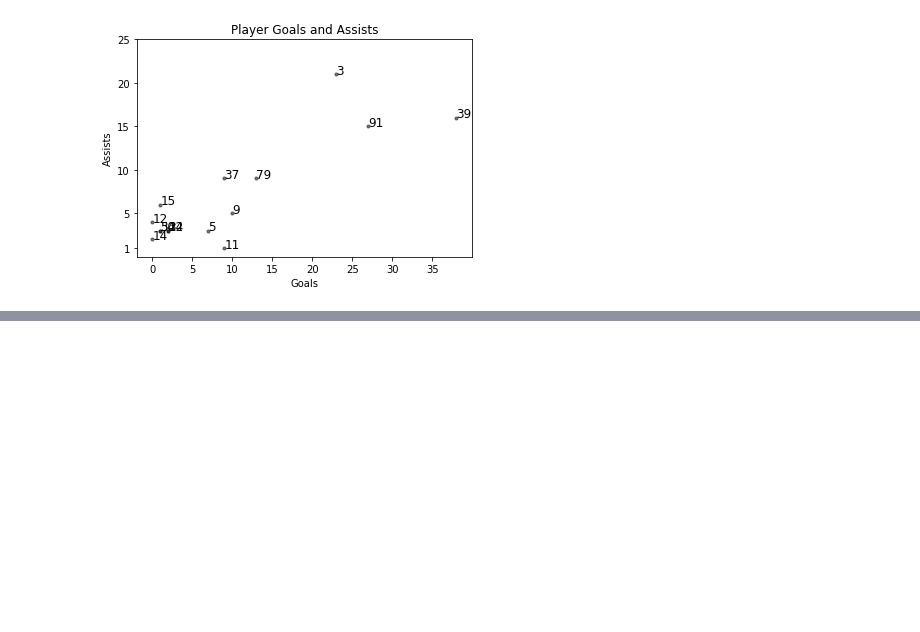
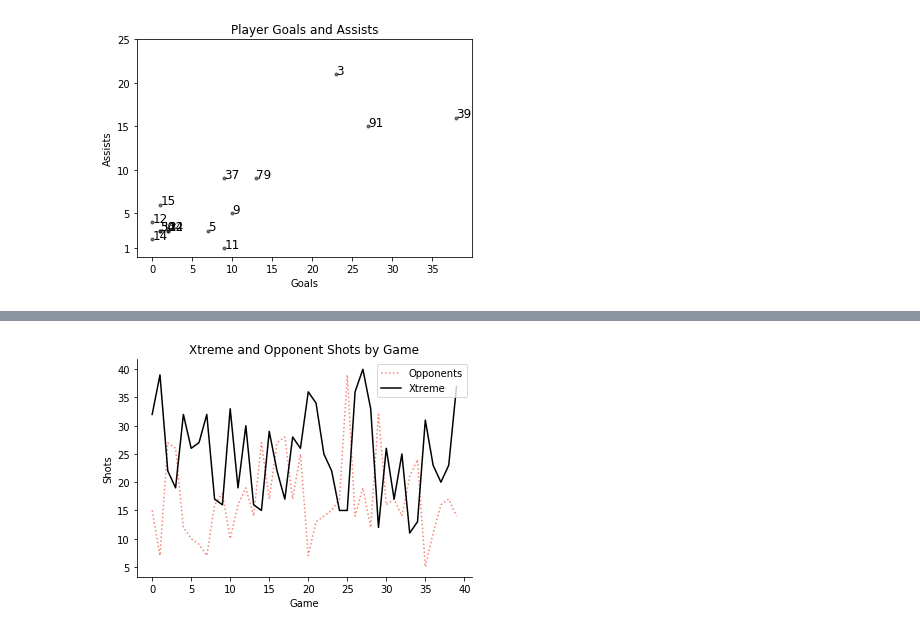
Before and after one commit to werntzp/hockey-stats, a Jupyter notebook: stats_charts.ipynb, the cells around one changed output, grey strips where cells are left out. Cells and saved outputs as stored; diff of their text form; code cells hidden in the pictures; blank space fills up the shorter version.

```diff
--- a/stats_charts.ipynb
+++ b/stats_charts.ipynb
@@ -937,0 +875,33 @@ px.scatter(dfx, x="goals", y="assists", animation_frame="week", animation_group=
+# %%
+# assists per game
+# goals per game
+# shots per game (for against)
+
+# create empty  data set
+dfx = pd.DataFrame(columns=["game",	"ax",	"op",])
+
+# total number of games
+num_games = df_games.shape[0]
+
+# loop through the shots data set, total up for each game and add to new one
+for g in range(1, num_games+1):
+  # total up shots
+  ax = df_shots[(df_shots.game == g)].ashburn_p1.iloc[0] + df_shots[(df_shots.game == g)].ashburn_p2.iloc[0] + df_shots[(df_shots.game == g)].ashburn_p3.iloc[0] + df_shots[(df_shots.game == g)].ashburn_ot.iloc[0]
+  op = df_shots[(df_shots.game == g)].opp_p1.iloc[0] + df_shots[(df_shots.game == g)].opp_p2.iloc[0] + df_shots[(df_shots.game == g)].opp_p3.iloc[0] + df_shots[(df_shots.game == g)].opp_ot.iloc[0]
+  #print (g, ax, op)
+  dfx = dfx.append({'game': '{0:.0f}'.format(g), 'ax': ax, 'op': op}, ignore_index=True)
+
+fig, ax = plt.subplots()
+# plot xtreme and opponents
+ax.plot(dfx["op"], label="Opponents", color="#fb8072", linestyle=":")
+ax.plot(dfx["ax"], label="Xtreme", color="black")
+
+ax.spines['right'].set_visible(False)
+ax.spines['top'].set_visible(False)
+ax.legend()
+
+ax.set(xlabel='Game', ylabel='Shots')
+plt.title('Xtreme and Opponent Shots by Game')
+plt.show()
+# %% [output]
+[figure, added]
```
Also changed, not shown: parts of 6 cells of this notebook.
